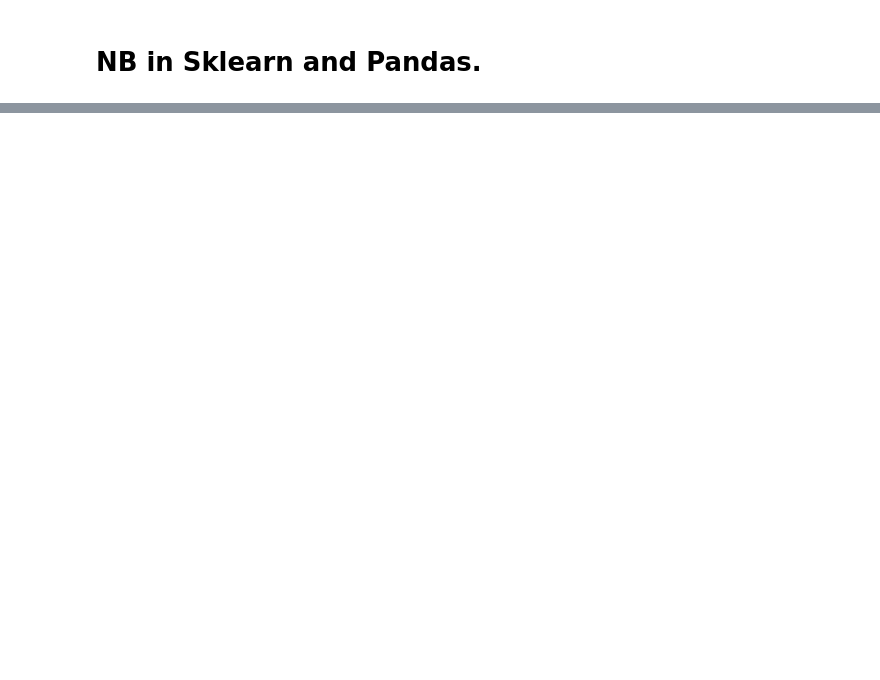
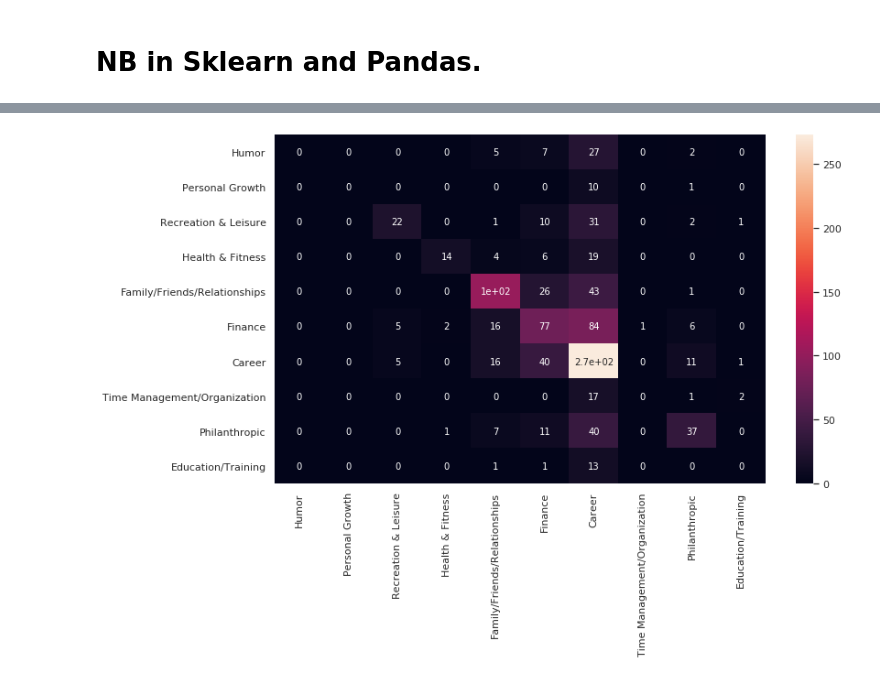
Before and after one commit to kaspergroenbek98/first-first-year-project, a Jupyter notebook: chaosBook.ipynb, the cells around one changed output, grey strips where cells are left out. Cells and saved outputs as stored; diff of their text form; code cells hidden in the pictures; blank space fills up the shorter version.

Commit message:
Updated with SKlearn part

```diff
--- a/chaosBook.ipynb
+++ b/chaosBook.ipynb
@@ -378,12 +372,12 @@ The accuracy average of the K-fold models: 0.5799246129255433
 # ISO-8859-1 is the encoding for tweets.
 df = pd.read_csv("first-first-year-project/data.csv", encoding = "ISO-8859-1")
 #First step to cleaning the data, removing the categories we dont need.
-data = df.drop(["other_topic","resolution_topics", "tweet_coord", "tweet_created","tweet_id", "name", "retweet_count", "tweet_date", "user_timezone"], axis = 1)
-data
+panda_data = df.drop(["other_topic","resolution_topics", "tweet_coord", "tweet_created","tweet_id", "name", "retweet_count", "tweet_date", "user_timezone"], axis = 1)
+
 
 #Cleaning all the text in our data with our newly build cleaner() function.
-for i in range(len(data.text)):
-  data.text[i] = cleaner(data.text[i])
+for i in range(len(panda_data.text)):
+  panda_data.text[i] = cleaner(panda_data.text[i])
 
 from sklearn.model_selection import train_test_split
 #Splitting the data into train and test set. + shuffling while doing so. the test size is = 20%.
@@ -390,0 +393,13 @@ train, test = train_test_split(data,train_size=0.8, test_size=0.2, shuffle=True)
+# %%
+#Using Sklearn, playing around with the CountVectorizer.
+vectorizer = CountVectorizer(analyzer="word", stop_words= "english",min_df= 1, binary= True, vocabulary = generate_vocabulary(data, fCol['Resolution_Category'], vocab_feature_most_common))
+#Create vectorized train set
+X_train = vectorizer.fit_transform(train)
+X_train.toarray()
+#Create vectorized test set
+X_test = vectorizer.transform(test)
+X_test.toarray()
+print(vectorizer.get_feature_names())
+# print(vectorizer.vocabulary_.get(u"newyearsresolution"))
+# print(X_train.toarray())
+# print(X_train.shape)
@@ -398,13 +418,13 @@ print(X_test_tfidf.shape)
 # %%
 #Accuracy without using term frequency.
-NBmodel = MultinomialNB().fit(X_train, train.Resolution_Category)
+NBmodel = MultinomialNB().fit(X_train, train[:,4])
 predicted_1 = NBmodel.predict(X_test)
-np.mean(predicted_1 == test.Resolution_Category)
+np.mean(predicted_1 == test[:,4])
 
 #Accuracy using term frequency. (Odd that its lower, but we do have a small data set)
-NBmodel = MultinomialNB().fit(X_train_tfidf, train.Resolution_Category)
+NBmodel = MultinomialNB().fit(X_train_tfidf, train[:,4])
 predicted_2 = NBmodel.predict(X_test_tfidf)
-np.mean(predicted_2 == test.Resolution_Category)
+np.mean(predicted_2 == test[:,4])
 
 #A classification_report without term frequency. Right now its pretty trash.
-print(metrics.classification_report(test.Resolution_Category, predicted_1))
+print(metrics.classification_report(test[:,4], predicted_1))
@@ -411,15 +448,17 @@ print(metrics.classification_report(test.Resolution_Category, predicted_1))
 # %%
 #just creating a list of the different categories in the "Resolution_Category" column.
 categories = list()
-for i in test.Resolution_Category:
+for i in test[:,4]:
   if i in categories:
     pass
   else:
     categories.append(i)
 # %%
 # A nice confusion matrix using seaborn.
-array = metrics.confusion_matrix(test.Resolution_Category, predicted_1)
+array = metrics.confusion_matrix(test[:,4], predicted_1)
 plt.figure(figsize=(12,7))
 sn.set(font_scale=1) # for x/y label size
 sn.heatmap(array, annot=True, annot_kws={"size": 10}, xticklabels = categories, yticklabels = categories) # annot_kws is the size of the numbers.
 plt.show()
+# %% [output]
+[figure, added]
```
Also changed, not shown: parts of 15 cells of this notebook.
